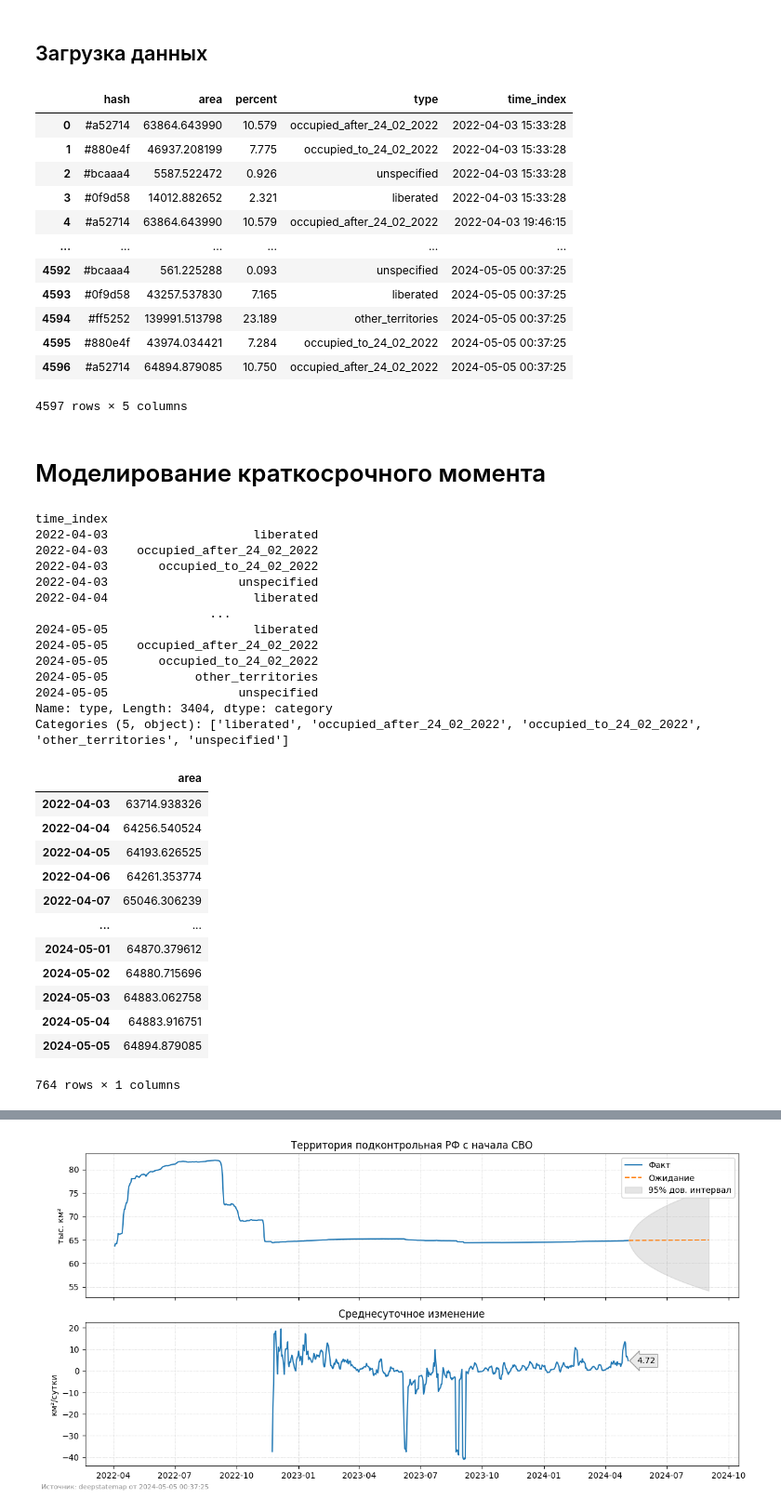
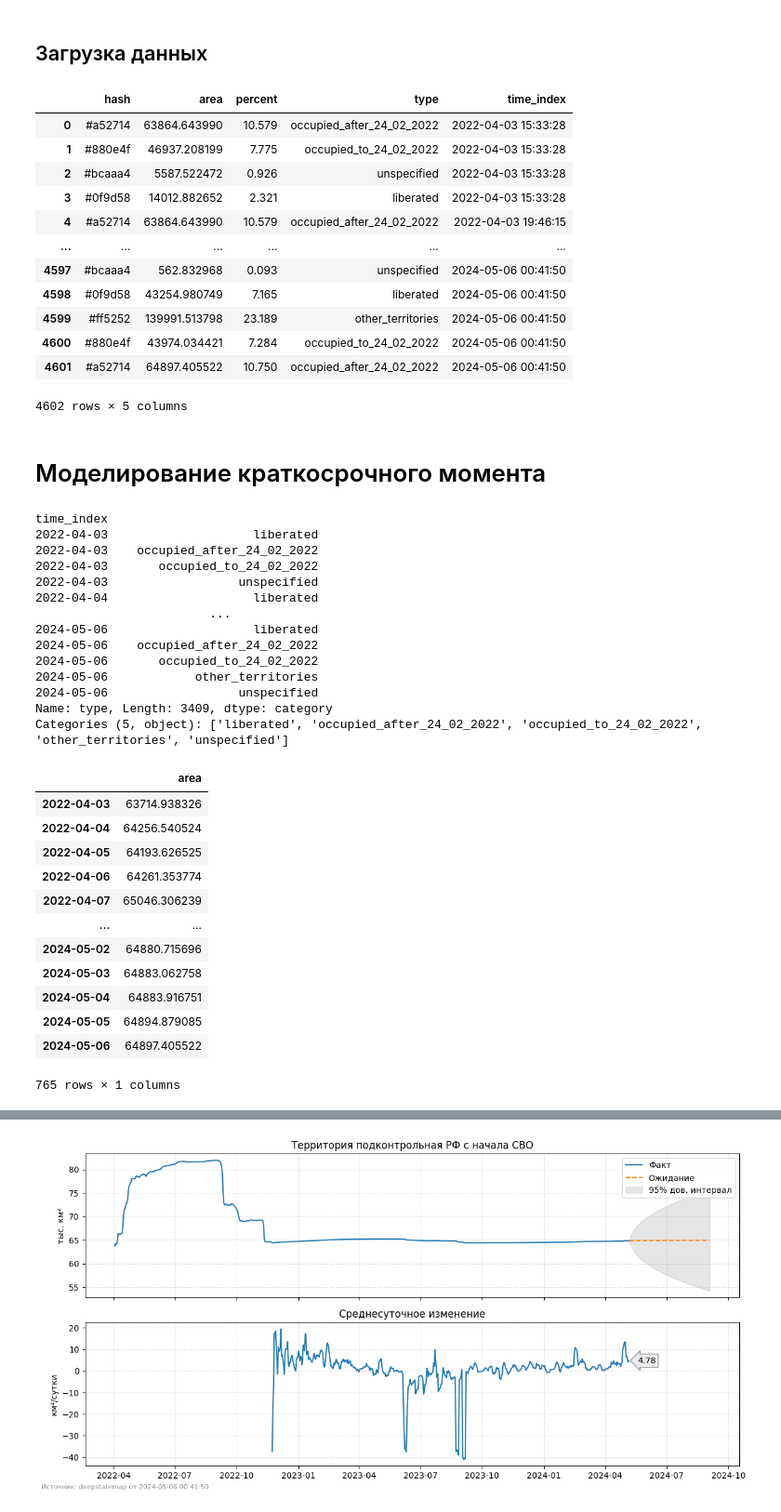
Before and after one commit to HexQuant/rua, a Jupyter notebook: area.ipynb, the cells around one changed output, grey strips where cells are left out. Shown: that part at 93% size. Cells and saved outputs as stored; diff of their text form; code cells hidden in the pictures.

```diff
--- a/area.ipynb
+++ b/area.ipynb
@@ -35,37 +35,36 @@ time_history_url = "https://deepstatemap.live/api/history/public"
 # %%
 # Making a get request
 response = requests.get(time_history_url)
 
 df = pd.DataFrame()
 # print json content
 t = len(response.json())
 Path("data/").mkdir(exist_ok=True)
 with tqdm(total=t) as pbar:
     for n, i in enumerate(response.json()):
         timestamp = i["id"]
         time_index = datetime.datetime.fromtimestamp(timestamp)
         pbar.set_description(str(time_index.date()), refresh=True)
 
-        area = requests.get(
-            f"https://deepstatemap.live/api/history/{timestamp}/areas")
+        area = requests.get(f"https://deepstatemap.live/api/history/{timestamp}/areas")
         js_df = pd.json_normalize(area.json()).assign(time_index=time_index)
         df = pd.concat([df, js_df], ignore_index=True)
         pbar.update(1)
 df
 # %% [output]
 |  | hash | area | percent | type | time_index |
 | 0 | #a52714 | 63864.643990 | 10.579 | occupied_after_24_02_2022 | 2022-04-03 15:33:28 |
 | 1 | #880e4f | 46937.208199 | 7.775 | occupied_to_24_02_2022 | 2022-04-03 15:33:28 |
 | 2 | #bcaaa4 | 5587.522472 | 0.926 | unspecified | 2022-04-03 15:33:28 |
 | 3 | #0f9d58 | 14012.882652 | 2.321 | liberated | 2022-04-03 15:33:28 |
 | 4 | #a52714 | 63864.643990 | 10.579 | occupied_after_24_02_2022 | 2022-04-03 19:46:15 |
 | ... | ... | ... | ... | ... | ... |
-| 4592 | #bcaaa4 | 561.225288 | 0.093 | unspecified | 2024-05-05 00:37:25 |
-| 4593 | #0f9d58 | 43257.537830 | 7.165 | liberated | 2024-05-05 00:37:25 |
-| 4594 | #ff5252 | 139991.513798 | 23.189 | other_territories | 2024-05-05 00:37:25 |
-| 4595 | #880e4f | 43974.034421 | 7.284 | occupied_to_24_02_2022 | 2024-05-05 00:37:25 |
-| 4596 | #a52714 | 64894.879085 | 10.750 | occupied_after_24_02_2022 | 2024-05-05 00:37:25 |
+| 4597 | #bcaaa4 | 562.832968 | 0.093 | unspecified | 2024-05-06 00:41:50 |
+| 4598 | #0f9d58 | 43254.980749 | 7.165 | liberated | 2024-05-06 00:41:50 |
+| 4599 | #ff5252 | 139991.513798 | 23.189 | other_territories | 2024-05-06 00:41:50 |
+| 4600 | #880e4f | 43974.034421 | 7.284 | occupied_to_24_02_2022 | 2024-05-06 00:41:50 |
+| 4601 | #a52714 | 64897.405522 | 10.750 | occupied_after_24_02_2022 | 2024-05-06 00:41:50 |
-4597 rows × 5 columns
+4602 rows × 5 columns
 # %%
 df.set_index("time_index", inplace=True)
 df = df.astype(
@@ -118,12 +117,12 @@ time_index
 2022-04-03                  unspecified
 2022-04-04                    liberated
                         ...
-2024-05-05                    liberated
-2024-05-05    occupied_after_24_02_2022
-2024-05-05       occupied_to_24_02_2022
-2024-05-05            other_territories
-2024-05-05                  unspecified
-Name: type, Length: 3404, dtype: category
+2024-05-06                    liberated
+2024-05-06    occupied_after_24_02_2022
+2024-05-06       occupied_to_24_02_2022
+2024-05-06            other_territories
+2024-05-06                  unspecified
+Name: type, Length: 3409, dtype: category
 Categories (5, object): ['liberated', 'occupied_after_24_02_2022', 'occupied_to_24_02_2022', 'other_territories', 'unspecified']
 # %%
 ru_holidays = holidays.country_holidays("RU")
@@ -148,12 +147,12 @@ aa
 | 2022-04-06 | 64261.353774 |
 | 2022-04-07 | 65046.306239 |
 | ... | ... |
-| 2024-05-01 | 64870.379612 |
 | 2024-05-02 | 64880.715696 |
 | 2024-05-03 | 64883.062758 |
 | 2024-05-04 | 64883.916751 |
 | 2024-05-05 | 64894.879085 |
+| 2024-05-06 | 64897.405522 |
-764 rows × 1 columns
+765 rows × 1 columns
 # %%
 xx = (
     pd.DataFrame(index=aa.index).assign(
```
Also changed, not shown: parts of 4 cells of this notebook, 2 other files.
